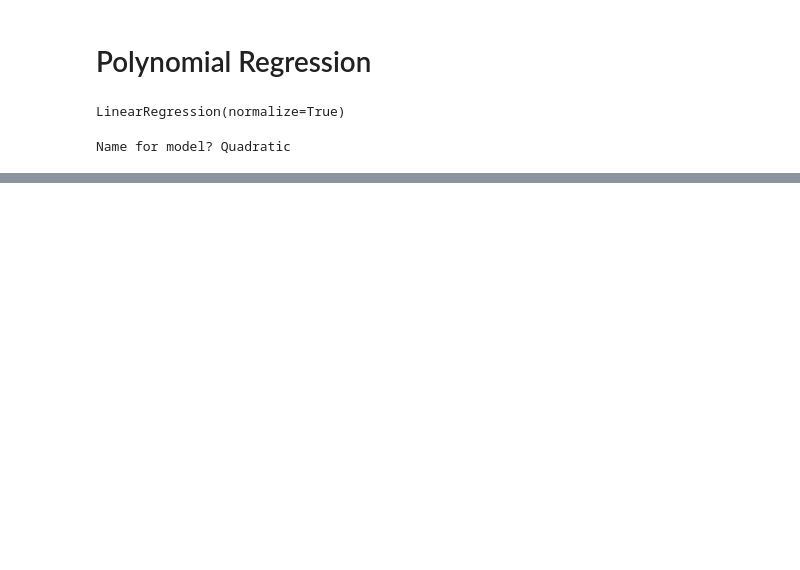
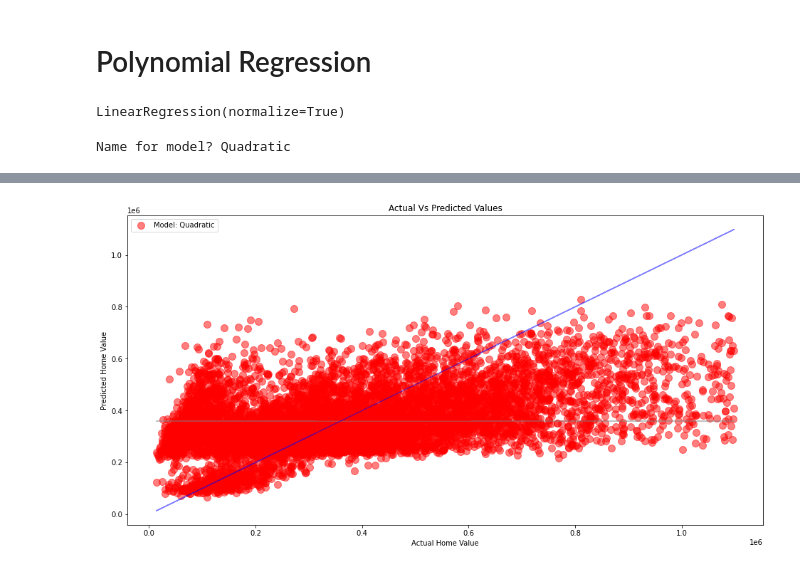
Before and after one commit to Larry-Holmes/regression-project, a Jupyter notebook: second_notebook.ipynb, the cells around one changed output, grey strips where cells are left out. Cells and saved outputs as stored; diff of their text form; code cells hidden in the pictures; blank space fills up the shorter version.

```diff
--- a/second_notebook.ipynb
+++ b/second_notebook.ipynb
@@ -398,0 +600,3 @@ metric_df
+# %%
+X_train_alt = X_train.drop(columns=['bedrooms', 'garages', 'pools', 'lot_size', 'city', 'decade'])
+X_validate_alt = X_validate.drop(columns=['bedrooms', 'garages', 'pools', 'lot_size', 'city', 'decade'])
@@ -398,0 +669,26 @@ metric_df
+# %%
+pf = PolynomialFeatures(degree = 2)
+
+X_train_d2 = pf.fit_transform(X_train_alt)
+
+X_validate_d2 = pf.transform(X_validate_alt)
+
+lm2 = LinearRegression(normalize=True)
+
+lm2.fit(X_train_d2, y_train.tax_value)
+
+in_sample_pred = lm2.predict(X_train_d2)
+out_sample_pred = lm2.predict(X_validate_d2)
+model_name = input('Name for model?')
+y_train[model_name] = in_sample_pred
+y_validate[model_name] = out_sample_pred
+
+rmse_val = mean_squared_error(
+y_validate['tax_value'], out_sample_pred, squared=False)
+r_squared_val = explained_variance_score(
+        y_validate['tax_value'], out_sample_pred)
+metric_df = metric_df.append({
+        'model': model_name,
+        'rmse': rmse_val,
+        'r^2': r_squared_val
+    }, ignore_index=True)
@@ -398,0 +709,16 @@ metric_df
+# %%
+plt.figure(figsize=(16,8))
+plt.plot(y_validate.tax_value, y_validate.tax_value_mean, alpha=.5, color='gray', label='_nolegend_')
+
+plt.plot(y_validate.tax_value, y_validate.tax_value, alpha=.5, color='blue', label='_nolegend_')
+
+plt.scatter(y_validate.tax_value, out_sample_pred,
+            alpha=.5, color="red", s=100, label="Model: Quadratic")
+
+plt.legend()
+plt.xlabel("Actual Home Value")
+plt.ylabel("Predicted Home Value")
+plt.title("Actual Vs Predicted Values")
+plt.show()
+# %% [output]
+[figure, added]
```
Also changed, not shown: parts of 36 cells of this notebook, 3 other files.
